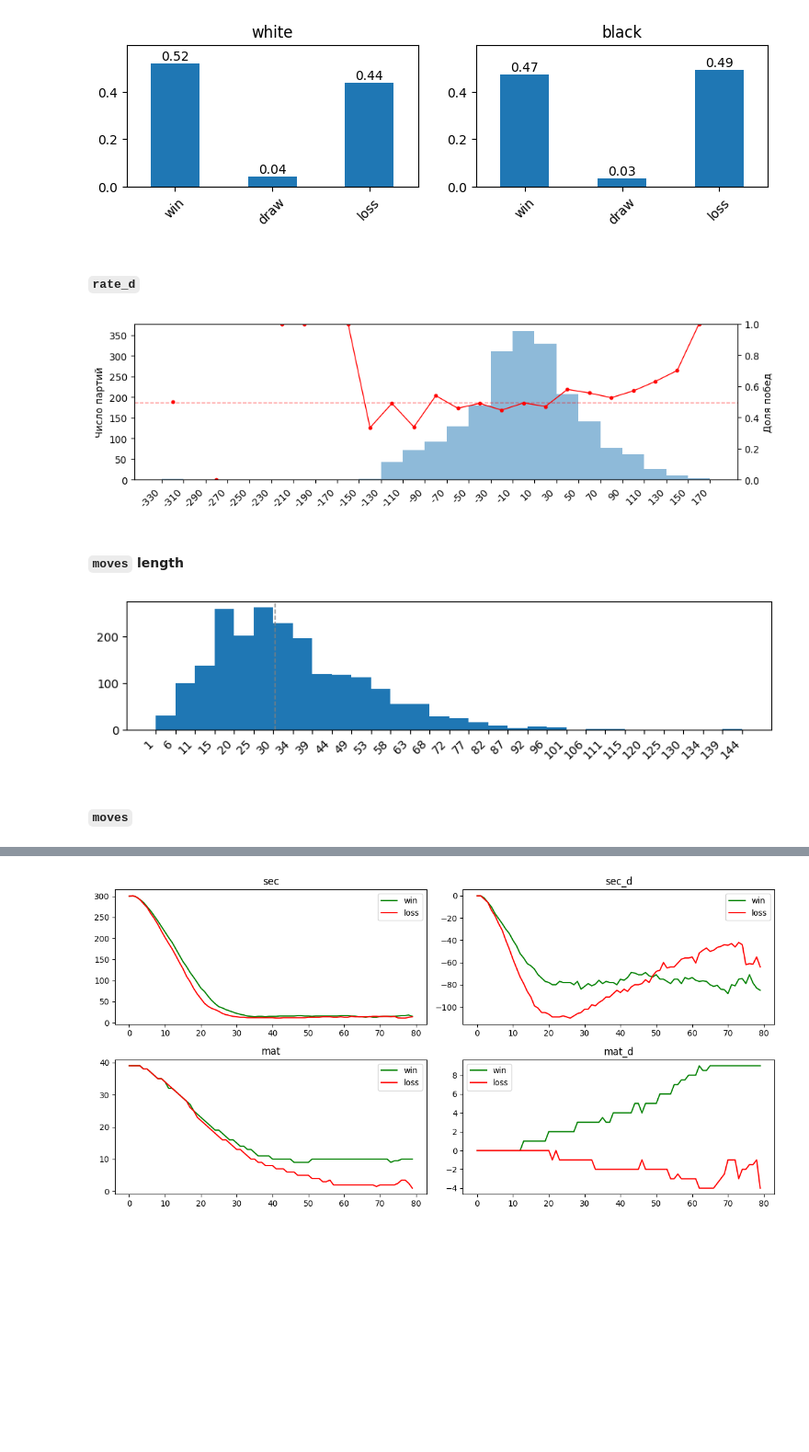
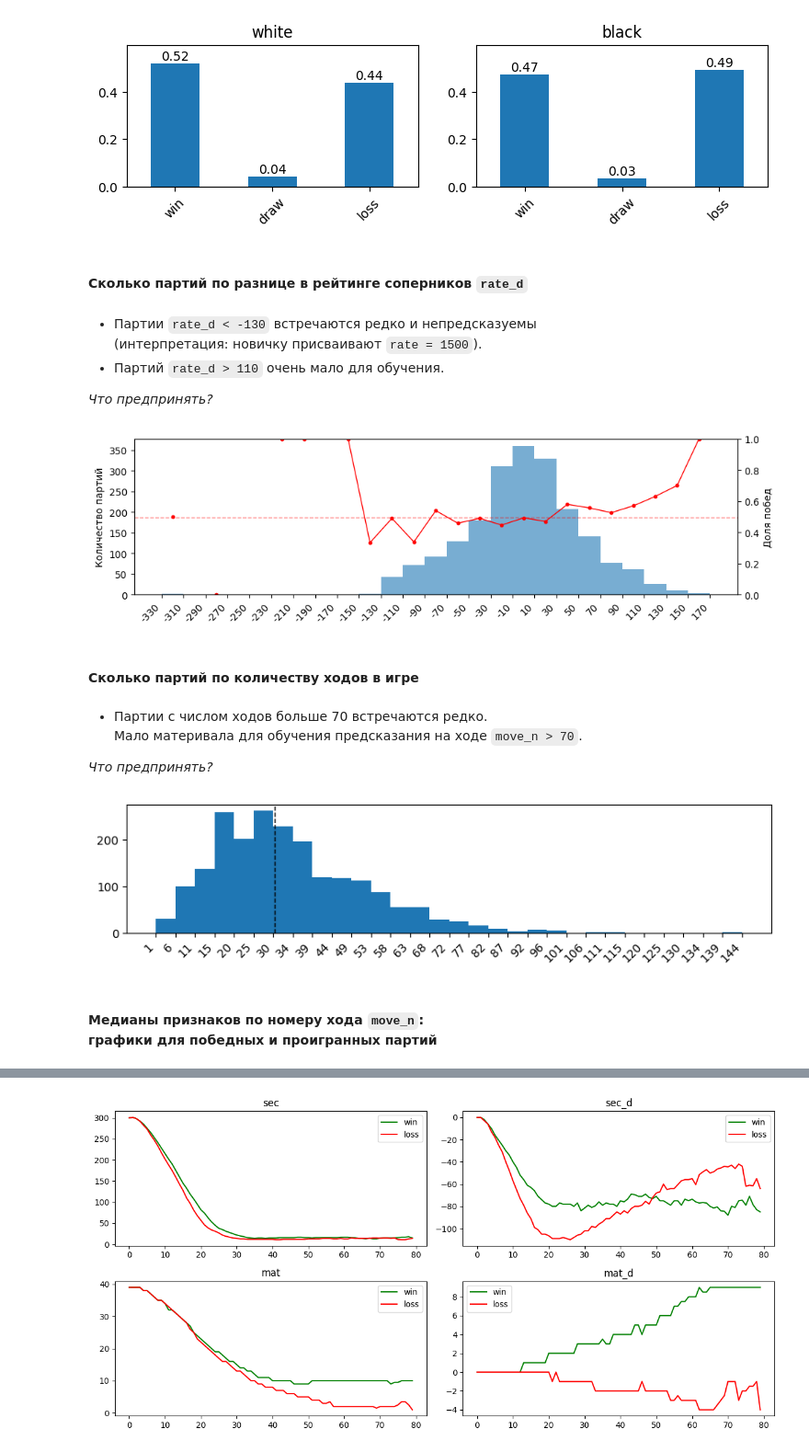
Before and after one commit to gpu-enjoyer/lichess, a Jupyter notebook: lichess.ipynb, the cells around one changed output, grey strips where cells are left out. Shown at 92% size. Drawn from its saved outputs; the diff is of its cells as text; code cells hidden in the pictures; blank space fills up the shorter version.

```diff
--- a/lichess.ipynb
+++ b/lichess.ipynb
@@ -107,0 +100,3 @@ def material_advantage(board, my_color):
+# %%
+def get_date(headers):
+    return datetime.strptime(headers["UTCDate"], "%Y.%m.%d").toordinal()
@@ -107,0 +105,3 @@ def material_advantage(board, my_color):
+# %%
+def get_rate_d(headers, is_white):
+    return (int(headers["WhiteElo"]) - int(headers["BlackElo"])) * (1 if is_white else -1)
@@ -138,39 +151,26 @@ def parse_moves(game, my_color):
 # %%
-rows = []
-
 with open("data.pgn") as f:
+    rows = []
     while True:
         game = chess.pgn.read_game(f)
-        if game is None: break
-
+        if game is None:
+            break
         headers = game.headers
-        if headers.get("Variant", "Standard") != "Standard": continue
-
+        if headers.get("Variant", "Standard") != "Standard":
+            continue
         is_white = (headers["White"] == NICK)
-        my_color = chess.WHITE if is_white else chess.BLACK
-
-        result = headers["Result"]
-        if result == "1/2-1/2":
-            win, draw, loss = 0, 1, 0
-        elif (result == "1-0") == is_white:
-            win, draw, loss = 1, 0, 0
-        else:
-            win, draw, loss = 0, 0, 1
-
-        rate_d = (int(headers["WhiteElo"]) - int(headers["BlackElo"])) * (1 if is_white else -1)
-
+        win, draw, loss = get_result(headers, is_white)
         rows.append({
-            "date":      datetime.strptime(headers["UTCDate"], "%Y.%m.%d").toordinal(),
+            "date":      get_date(headers),
             "color":     int(is_white),
-            "rate_d":    rate_d,
+            "rate_d":    get_rate_d(headers, is_white),
             "win":       win,
             "draw":      draw,
             "loss":      loss,
-            "moves":     parse_moves(game, my_color)
+            "moves":     parse_moves(game, chess.WHITE if is_white else chess.BLACK)
         })
 
 df = pd.DataFrame(rows)
-
 date = df["date"]
 df["date"] = (date - date.min()) / (date.max() - date.min())
 
@@ -220,35 +219,46 @@ for ax, rates in [(ax_w, rates_w), (ax_b, rates_b)]:
 # %% [output]
 [figure]
 # %% [markdown]
-#### `rate_d`
+#### Сколько партий по разнице в рейтинге соперников `rate_d`
+# %% [markdown]
+- Партии `rate_d < -130` встречаются редко и непредсказуемы
+  (интерпретация: новичку присваивают `rate = 1500`).
+- Партий `rate_d > 110` очень мало для обучения.
+
+*Что предпринять?*
 # %%
 fig, ax1 = plt.subplots(figsize=(10, 3))
 
-# ось 1: количество партий (столбики)
+# Количество партий (столбцы)
 
-counts, bin_edges, _ = ax1.hist(df["rate_d"], bins=25, alpha=0.5)
+counts, bin_edges, _ = ax1.hist(df["rate_d"], bins=25, alpha=0.6)
 ax1.set_xticks(bin_edges)
 ax1.set_xticklabels([f"{e:.0f}" for e in bin_edges], rotation=45, ha="right")
-ax1.set_ylabel("Число партий")
+ax1.set_ylabel("Количество партий")
 
-# ось 2: winrate (линия)
+# Доля побед (линия)
 
 ax2 = ax1.twinx()
 
 bins_cut = pd.cut(df["rate_d"], bins=bin_edges, include_lowest=True)
 winrate  = df.groupby(bins_cut, observed=False)["win"].mean()
 centers  = (bin_edges[:-1] + bin_edges[1:]) / 2
 
 ax2.plot(centers, winrate.values, color="red", linewidth=1, marker="o", markersize=3)
 ax2.axhline(y=df["win"].mean(), color="red", linewidth=1, linestyle="--", alpha=0.5)
 ax2.set_ylabel("Доля побед")
 ax2.set_ylim(0, 1)
 
 plt.tight_layout()
 # %% [output]
-[figure, old version]
+[figure, new version]
 # %% [markdown]
-#### `moves` length
+#### Сколько партий по количеству ходов в игре
+# %% [markdown]
+- Партии c числом ходов больше 70 встречаются редко.
+  Мало материвала для обучения предсказания на ходе `move_n > 70`.
+
+*Что предпринять?*
 # %%
 fig, ax = plt.subplots(figsize=(10, 2))
 
@@ -259,8 +269,8 @@ ax.set_xticks(bin_edges)
 ax.set_xticklabels([f"{e:.0f}" for e in bin_edges], rotation=45, ha="right")
 
 # медиана
-_ = ax.axvline(x=move_counts.median(), color="grey", linewidth=1, linestyle="--")
+_ = ax.axvline(x=move_counts.median(), color="black", linewidth=1, linestyle="--")
 # %% [output]
-[figure, old version]
+[figure, new version]
 # %% [markdown]
-#### `moves`
+#### Медианы признаков по номеру хода `move_n`: <br>графики для победных и проигранных партий
```
Also changed, not shown: parts of 54 cells of this notebook, 1 other file.
